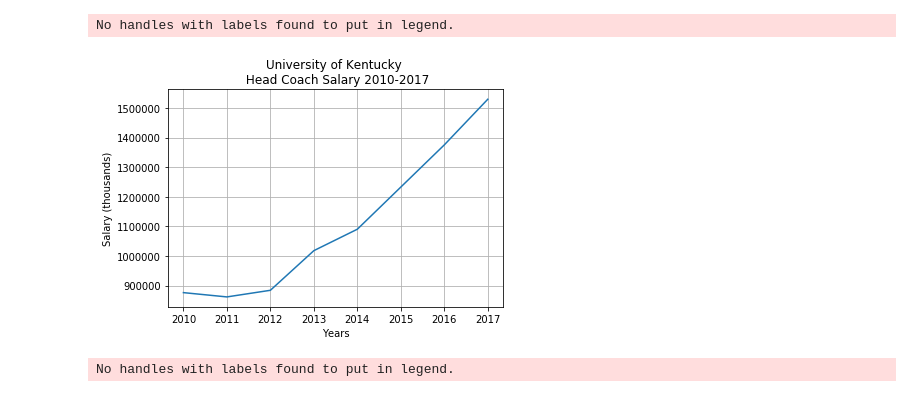
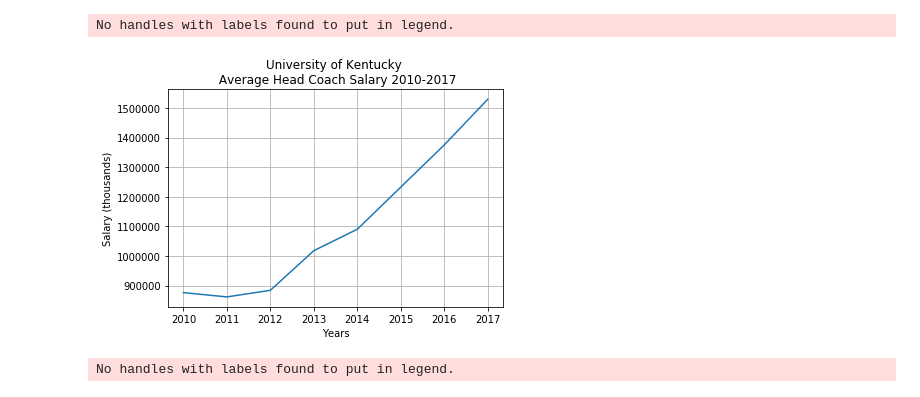
Before and after one commit to reedkm/project_one, a Jupyter notebook: main_NBA_project_exploration.ipynb, the cells around one changed output. Cells and saved outputs as stored; diff of their text form; code cells hidden in the pictures.

```diff
--- a/main_NBA_project_exploration.ipynb
+++ b/main_NBA_project_exploration.ipynb
@@ -40,14 +40,14 @@ player_data_df = pd.read_csv(player_data_to_load, encoding="UTF-8")
 seasons_data_df = pd.read_csv(seasons_data_to_load, encoding="UTF-8")
 
 # Read the Budget Data From 2008-2017; reduce 4200+ columns to 17
-budget2010_data_df = pd.read_csv(budgets_2010_data_to_load, encoding="UTF-8", usecols=[1, 4, 8, 10, 15, 26, 50, 143, 152, 158, 168, 316, 390, 427, 945, 3609, 3942])
-budget2011_data_df = pd.read_csv(budgets_2011_data_to_load, encoding="UTF-8", usecols=[1, 4, 8, 10, 15, 26, 50, 143, 152, 158, 168, 316, 390, 427, 945, 3609, 3942])
-budget2012_data_df = pd.read_csv(budgets_2012_data_to_load, encoding="UTF-8", usecols=[1, 4, 8, 10, 15, 26, 50, 143, 152, 158, 168, 316, 390, 427, 945, 3609, 3942])
-budget2013_data_df = pd.read_csv(budgets_2013_data_to_load, encoding="UTF-8", usecols=[1, 4, 8, 10, 15, 26, 50, 143, 152, 158, 168, 316, 390, 427, 945, 3609, 3942])
-budget2014_data_df = pd.read_csv(budgets_2014_data_to_load, encoding="UTF-8", usecols=[1, 4, 8, 10, 15, 26, 50, 143, 152, 158, 168, 316, 390, 427, 945, 3609, 3942])
-budget2015_data_df = pd.read_csv(budgets_2015_data_to_load, encoding="UTF-8", usecols=[1, 4, 8, 10, 15, 26, 50, 143, 152, 158, 168, 316, 390, 427, 945, 3609, 3942])
-budget2016_data_df = pd.read_csv(budgets_2016_data_to_load, encoding="UTF-8", usecols=[1, 4, 8, 10, 15, 26, 50, 143, 152, 158, 168, 316, 390, 427, 945, 3609, 3942])
-budget2017_data_df = pd.read_csv(budgets_2017_data_to_load, encoding="UTF-8", usecols=[1, 4, 8, 10, 15, 26, 50, 143, 152, 158, 168, 316, 390, 427, 945, 3609, 3942])
+budget2010_data_df = pd.read_csv(budgets_2010_data_to_load, encoding="UTF-8", usecols=[1, 4, 8, 10, 15, 22, 26, 50, 143, 152, 158, 168, 316, 390, 427, 945, 3609, 3942])
+budget2011_data_df = pd.read_csv(budgets_2011_data_to_load, encoding="UTF-8", usecols=[1, 4, 8, 10, 15, 22, 26, 50, 143, 152, 158, 168, 316, 390, 427, 945, 3609, 3942])
+budget2012_data_df = pd.read_csv(budgets_2012_data_to_load, encoding="UTF-8", usecols=[1, 4, 8, 10, 15, 22, 26, 50, 143, 152, 158, 168, 316, 390, 427, 945, 3609, 3942])
+budget2013_data_df = pd.read_csv(budgets_2013_data_to_load, encoding="UTF-8", usecols=[1, 4, 8, 10, 15, 22, 26, 50, 143, 152, 158, 168, 316, 390, 427, 945, 3609, 3942])
+budget2014_data_df = pd.read_csv(budgets_2014_data_to_load, encoding="UTF-8", usecols=[1, 4, 8, 10, 15, 22, 26, 50, 143, 152, 158, 168, 316, 390, 427, 945, 3609, 3942])
+budget2015_data_df = pd.read_csv(budgets_2015_data_to_load, encoding="UTF-8", usecols=[1, 4, 8, 10, 15, 22, 26, 50, 143, 152, 158, 168, 316, 390, 427, 945, 3609, 3942])
+budget2016_data_df = pd.read_csv(budgets_2016_data_to_load, encoding="UTF-8", usecols=[1, 4, 8, 10, 15, 22, 26, 50, 143, 152, 158, 168, 316, 390, 427, 945, 3609, 3942])
+budget2017_data_df = pd.read_csv(budgets_2017_data_to_load, encoding="UTF-8", usecols=[1, 4, 8, 10, 15, 22, 26, 50, 143, 152, 158, 168, 316, 390, 427, 945, 3609, 3942])
 
 # Save the data table for preview
 #budget2010_data_df.to_csv("budget2010_data_df.csv")
@@ -97,6 +104,7 @@ budget_data_merged_total.to_csv("budget_data_merged_total.csv")
 # Add total columns for head coach salary, expenses, and revenues
 budget_data_merged_total_summed = budget_data_merged_total.copy()
 budget_data_merged_total_summed['Total_StudentAid'] = budget_data_merged_total['STUDENTAID_MEN_2010'] + budget_data_merged_total['STUDENTAID_MEN_2011'] + budget_data_merged_total['STUDENTAID_MEN_2012'] + budget_data_merged_total['STUDENTAID_MEN_2013'] + budget_data_merged_total['STUDENTAID_MEN_2014'] + budget_data_merged_total['STUDENTAID_MEN_2015'] + budget_data_merged_total['STUDENTAID_MEN_2016'] + budget_data_merged_total['STUDENTAID_MEN_2017']
+budget_data_merged_total_summed['Total_RECRUITEXP_MEN'] = budget_data_merged_total['RECRUITEXP_MEN_2010'] + budget_data_merged_total['RECRUITEXP_MEN_2011'] + budget_data_merged_total['RECRUITEXP_MEN_2012'] + budget_data_merged_total['RECRUITEXP_MEN_2013'] + budget_data_merged_total['RECRUITEXP_MEN_2014'] + budget_data_merged_total['RECRUITEXP_MEN_2015'] + budget_data_merged_total['RECRUITEXP_MEN_2016'] + budget_data_merged_total['RECRUITEXP_MEN_2017']
 budget_data_merged_total_summed['Total_HeadCoachSalary'] = budget_data_merged_total['HDCOACH_SALARY_MEN_2010'] + budget_data_merged_total['HDCOACH_SALARY_MEN_2011'] + budget_data_merged_total['HDCOACH_SALARY_MEN_2012'] + budget_data_merged_total['HDCOACH_SALARY_MEN_2013'] + budget_data_merged_total['HDCOACH_SALARY_MEN_2014'] + budget_data_merged_total['HDCOACH_SALARY_MEN_2015'] + budget_data_merged_total['HDCOACH_SALARY_MEN_2016'] + budget_data_merged_total['HDCOACH_SALARY_MEN_2017']
 budget_data_merged_total_summed['Total_Revenue'] = budget_data_merged_total['REV_MEN_Bskball_2010'] + budget_data_merged_total['REV_MEN_Bskball_2011'] + budget_data_merged_total['REV_MEN_Bskball_2012'] + budget_data_merged_total['REV_MEN_Bskball_2013'] + budget_data_merged_total['REV_MEN_Bskball_2014'] + budget_data_merged_total['REV_MEN_Bskball_2015'] + budget_data_merged_total['EXP_MEN_Bskball_2016'] + budget_data_merged_total['EXP_MEN_Bskball_2017']
 budget_data_merged_total_summed['Total_Expense'] = budget_data_merged_total['EXP_MEN_Bskball_2010'] + budget_data_merged_total['EXP_MEN_Bskball_2011'] + budget_data_merged_total['EXP_MEN_Bskball_2012'] + budget_data_merged_total['EXP_MEN_Bskball_2013'] + budget_data_merged_total['EXP_MEN_Bskball_2014'] + budget_data_merged_total['EXP_MEN_Bskball_2015'] + budget_data_merged_total['REV_MEN_Bskball_2016'] + budget_data_merged_total['REV_MEN_Bskball_2017']
@@ -139,18 +154,18 @@ topSchool_Coach_df = topSchool_Coach_df.T
 # %%
 x_axis = topSchool_Coach_df.index
 
 plt.plot(x_axis, topSchool_Coach_df)
-plt.title("University of Kentucky \n Head Coach Salary 2010-2017")
+plt.title("University of Kentucky \n Average Head Coach Salary 2010-2017")
 plt.ylabel("Salary (thousands)")
 plt.xlabel("Years")
 
 plt.grid()
 plt.legend().set_visible(False)
 figCoach = plt.gcf()
 plt.show()
 # %% [output]
 No handles with labels found to put in legend.
-[figure, old version]
+[figure, new version]
 # %%
 figCoach.savefig('images/Kentucky_Coach_Salary.png', dpi=100, bbox_inches="tight")
 # %%
```
Also changed, not shown: parts of 4 cells of this notebook, 2 other files.
